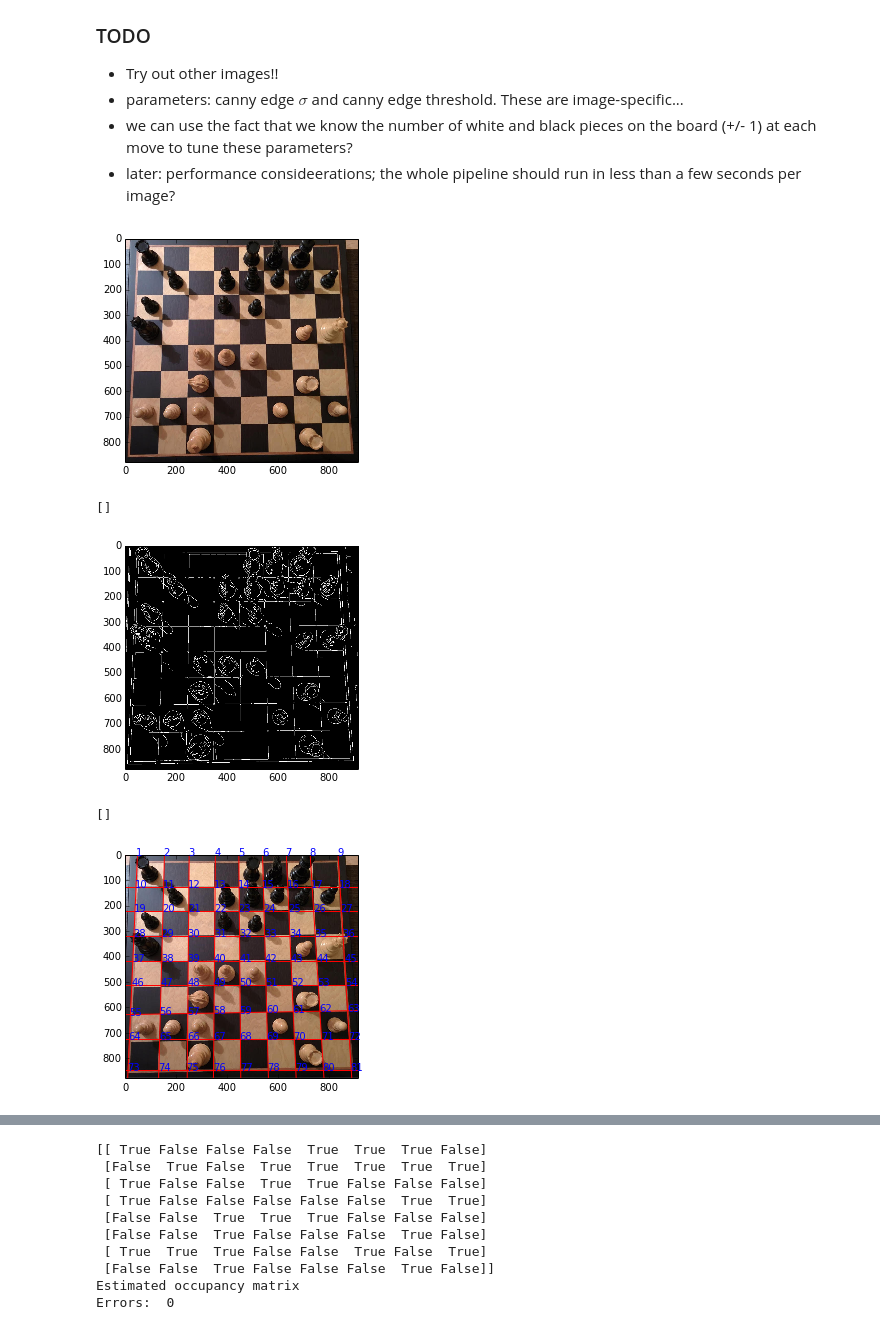
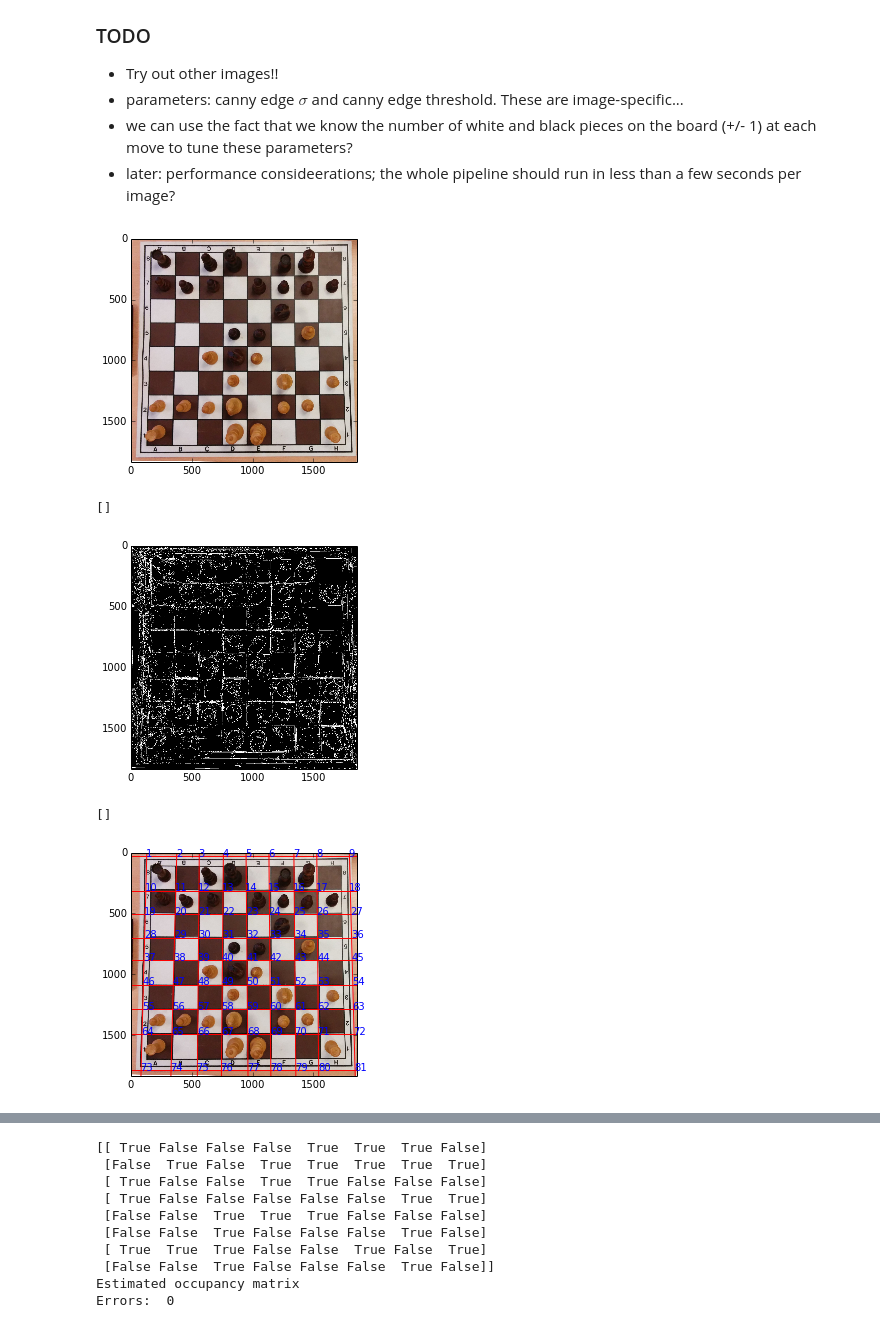
Before and after one commit to superwhoopy/chessreader, a Jupyter notebook: imgprocessor/chess_vision_experiments.ipynb, the cells around one changed output, grey strips where cells are left out. Saved outputs shown, nothing was run; the diff lists cells and outputs as text; code cells hidden in the pictures.

Commit message:
add sample images, image processor class

```diff
--- a/imgprocessor/chess_vision_experiments.ipynb
+++ b/imgprocessor/chess_vision_experiments.ipynb
@@ -34,12 +34,12 @@ from skimage.feature import corner_harris, corner_subpix, corner_peaks
 from sklearn.cluster import KMeans
 from sklearn.decomposition import PCA
 # %%
-image = io.imread("samples/sample_crop.jpg")
+image = io.imread("samples/sample2_rotated.jpg")
 
 plt.imshow(image, cmap=plt.cm.gray)
 plt.show()
 # %% [output]
-[figure, old version]
+[figure, new version]
 # %%
 # play around with different transformations
 img_hsv = color.convert_colorspace(image, 'RGB', 'HSV')
@@ -49,7 +49,7 @@ image_gray = exposure.equalize_hist(color.rgb2gray(image))
 
 image_canny2 = np.zeros_like(image_gray)
 for i in range(3):
-    image_canny2 = np.logical_or(image_canny2, feature.canny(exposure.equalize_hist(image[:,:,i]),2))
+    image_canny2 = np.logical_or(image_canny2, feature.canny(exposure.equalize_hist(image[:,:,i]),1))
 
 #image_canny = feature.canny(image_gray, 2)
 image_canny = image_canny2
@@ -57,30 +57,39 @@ plt.imshow(image_canny2, cmap=plt.cm.gray)
 plt.plot()
 # %% [output]
 []
-[figure, old version]
+[figure, new version]
 # %%
 # finds coordinates where the Hough lines intersect
 # find horizontal and vertical lines, and compute their intersects
 # return coordinates from top to bottom and left to right
 
+ANGLE_TOL = 0.1
+# TODO implement filtering here :
+# we want 2 sets of 9 lines, with a 90deg angle between each pair of lines
+# the distance between the lines should be homogeneous
+
 def find_edges(hough_peaks, image_shape):
+    lines = {'horizontals': [], 'verticals': []}
     horizontals = []
     verticals = []
     intersections = []
     max_y, max_x = image_shape
 
-    for _, theta, r in zip(*hough_peaks):
-        if abs(theta) < 0.2:
-            verticals.append((theta, r))
-        elif abs(abs(theta) - math.pi/2) < 0.2:
-            horizontals.append((abs(theta), abs(r)))
+    for intensity, theta, r in zip(*hough_peaks):
+        if abs(theta) < ANGLE_TOL:
+            lines['verticals'].append((intensity, theta, r))
+        elif abs(abs(theta) - math.pi/2) < ANGLE_TOL:
+            lines['horizontals'].append((intensity, abs(theta), abs(r)))
 
-    # edges will be returned from top to bottom, and from left to right
-    horizontals.sort(key=operator.itemgetter(1))
-    verticals.sort(key=operator.itemgetter(1))
+    # only keep the 9 horizontal and vertical lines with the highes intensity
+    # sort then by radius, to return edges from top to bottom, and left to right
+    for key in lines:
+        # lines[key].sort()
+        # lines[key] = lines[key][0:9]
+        lines[key].sort(key=operator.itemgetter(2))
 
-    for theta1, r1 in horizontals:
-        for theta2, r2 in verticals:
+    for _, theta1, r1 in lines['horizontals']:
+        for __, theta2, r2 in lines['verticals']:
             # can this be numerically unstable? denum is below 1e-10 in some cases here
             denum = np.cos(theta1)*np.sin(theta2) - np.sin(theta1)*np.cos(theta2)
             x_inter = (r1*np.sin(theta2) - r2*np.sin(theta1)) / denum
@@ -88,17 +97,18 @@ def find_edges(hough_peaks, image_shape):
             if 0 < x_inter and x_inter < max_x and 0 < y_inter and y_inter < max_y:
                 intersections.append((x_inter, y_inter))
 
-    return np.array(intersections)
+    return lines['horizontals'] + lines['verticals'], np.array(intersections)
 
 # plot chessboard with lines and intersections
 h, theta, d = hough_line(image_canny)
 rows, cols = image_canny.shape
 
 plt.imshow(image, cmap=plt.cm.gray)
-peaks = hough_line_peaks(h, theta, d, min_distance=25, threshold=150)
-edges = find_edges(peaks, image_canny.shape)
+peaks = hough_line_peaks(h, theta, d, threshold=80, num_peaks=20,
+                         min_distance=int(math.floor(image.shape[0]/11)))
+lines, edges = find_edges(peaks, image_canny.shape)
 
-for _, angle, dist in zip(*peaks):
+for _, angle, dist in lines:
     # print angle, dist
     y0 = (dist - 0 * np.cos(angle)) / np.sin(angle)
     y1 = (dist - cols * np.cos(angle)) / np.sin(angle)
@@ -111,7 +121,7 @@ plt.axis((0, cols, rows, 0))
 plt.plot()
 # %% [output]
 []
-[figure, old version]
+[figure, new version]
 # %%
 # return a numpy array where each entry is the image of a square
 
```
Also changed, not shown: parts of 2 cells of this notebook, 8 other files.
